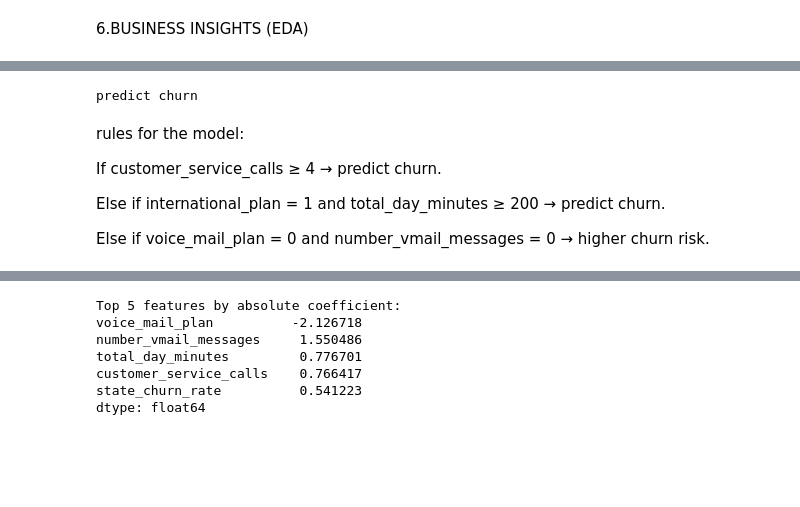
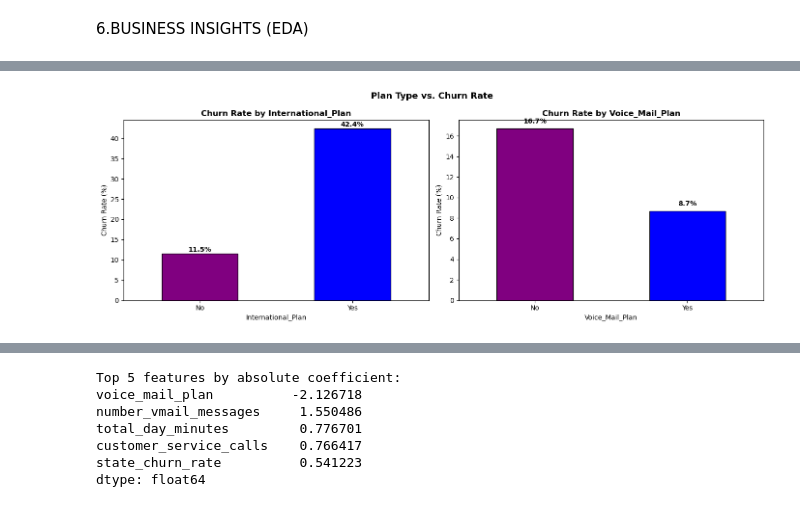
Before and after one commit to K-OK27/phase_3-project, a Jupyter notebook: churn.ipynb, the cells around one changed output, grey strips where cells are left out. Drawn from its saved outputs; the diff is of its cells as text; code cells hidden in the pictures; blank space fills up the shorter version.

```diff
--- a/churn.ipynb
+++ b/churn.ipynb
@@ -176,27 +319,20 @@ plt.show()
-# %%
-customer_service_calls = 5
-international_plan = 1
-total_day_minutes = 250
-voice_mail_plan = 0
-number_vmail_messages = 0
-
-if customer_service_calls >= 4:
-    prediction = "predict churn"
-elif international_plan == 1 and total_day_minutes >= 200:
-    prediction = "predict churn"
-elif voice_mail_plan == 0 and number_vmail_messages == 0:
-    prediction = "higher churn risk"
-else:
-    prediction = "no churn"
-
-print(prediction)
-# %% [output]
-predict churn
-# %% [markdown]
-rules for the model:
-
-If customer_service_calls ≥ 4 → predict churn.
-
-Else if international_plan = 1 and total_day_minutes ≥ 200 → predict churn.
-
-Else if voice_mail_plan = 0 and number_vmail_messages = 0 → higher churn risk.
+# %%
+#churn vs customer service call
+fig, axes = plt.subplots(1, 2, figsize=(14, 5))
+
+for i, col in enumerate(['international_plan', 'voice_mail_plan']):
+    churn_rate = df.groupby(col)['churn'].mean() * 100
+    churn_rate.index = ['No', 'Yes']
+    churn_rate.plot(kind='bar', ax=axes[i], color=['purple', 'blue'], edgecolor='black')
+    axes[i].set_title(f'Churn Rate by {col.title()}', fontsize=12, fontweight='bold')
+    axes[i].set_xlabel(col.title())
+    axes[i].set_ylabel('Churn Rate (%)')
+    axes[i].tick_params(axis='x', rotation=0)
+    for j, v in enumerate(churn_rate):
+        axes[i].text(j, v + 0.5, f'{v:.1f}%', ha='center', fontweight='bold')
+
+plt.suptitle('Plan Type vs. Churn Rate', fontsize=13, fontweight='bold')
+plt.tight_layout()
+plt.show()
+# %% [output]
+[figure, added]
```
Also changed, not shown: parts of 21 cells of this notebook.
